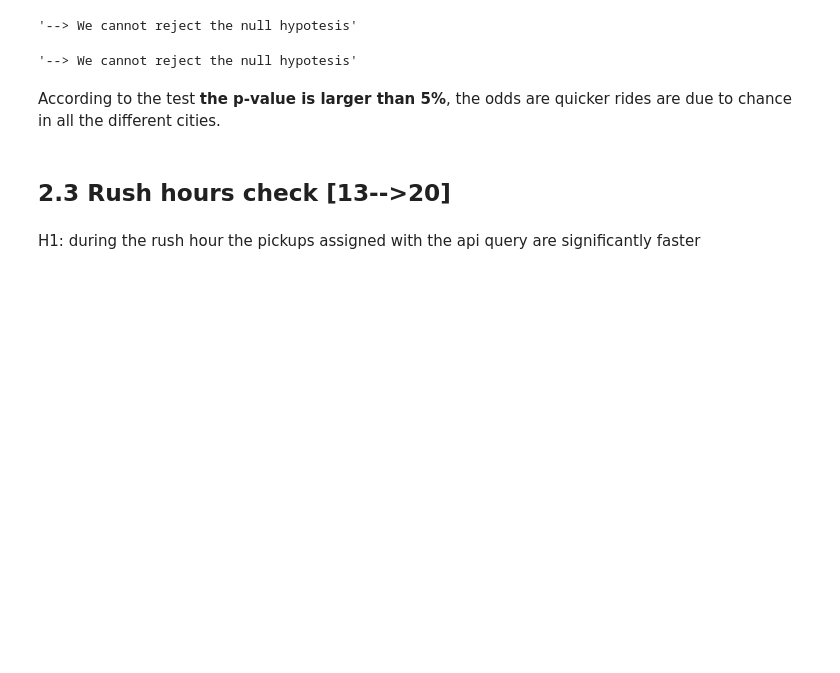
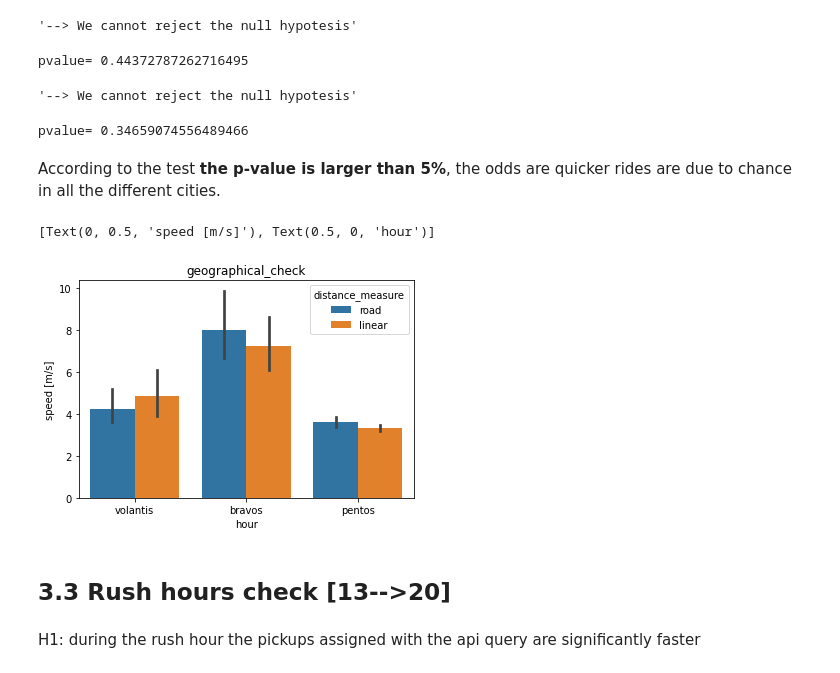
Before and after one commit to ta-data-bcn/technical-interview, a Jupyter notebook: data_science_challange_silvia_serafini.ipynb, the cells around one changed output. Cells and saved outputs as stored; diff of their text form; code cells hidden in the pictures; blank space fills up the shorter version.

```diff
--- a/data_science_challange_silvia_serafini.ipynb
+++ b/data_science_challange_silvia_serafini.ipynb
@@ -374,3 +381,7 @@ checkPValue(res[1]/2)
 # %% [output]
 '--> We cannot reject the null hypotesis'
+# %%
+print('pvalue=',res1[1]/2)
+# %% [output]
+pvalue= 0.44372787262716495
 # %%
@@ -379,9 +390,22 @@ checkPValue(res[1]/2)
 # %% [output]
 '--> We cannot reject the null hypotesis'
+# %%
+print('pvalue=',res2[1]/2)
+# %% [output]
+pvalue= 0.34659074556489466
 # %% [markdown]
 According to the test **the p-value is larger than 5%**, the odds are quicker rides are due to chance in all the different cities.
+# %%
+#df_clean_new.groupby('city_id').agg({'speed':'mean'}).plot.bar()
+plt.figure(figsize=(6,4))
+ax = sns.barplot(x="city_id", y="speed", hue="distance_measure", data=df_clean_new)
+plt.title('geographical_check')
+ax.set(xlabel='hour', ylabel='speed [m/s]')
+# %% [output]
+[Text(0, 0.5, 'speed [m/s]'), Text(0.5, 0, 'hour')]
+[figure, added]
 # %% [markdown]
-## 2.3 Rush hours check [13-->20]
+## 3.3 Rush hours check [13-->20]
 # %% [markdown]
 H1: during the rush hour the pickups assigned with the api query are significantly faster
 # %%
```
Also changed, not shown: parts of 15 cells of this notebook.
